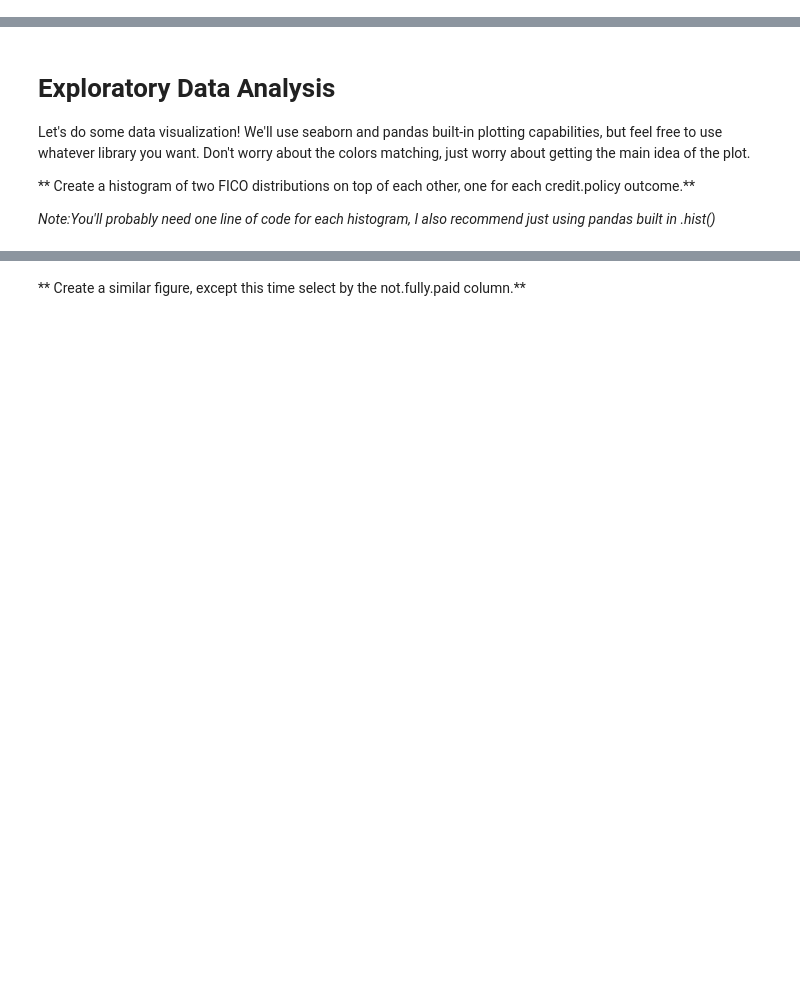
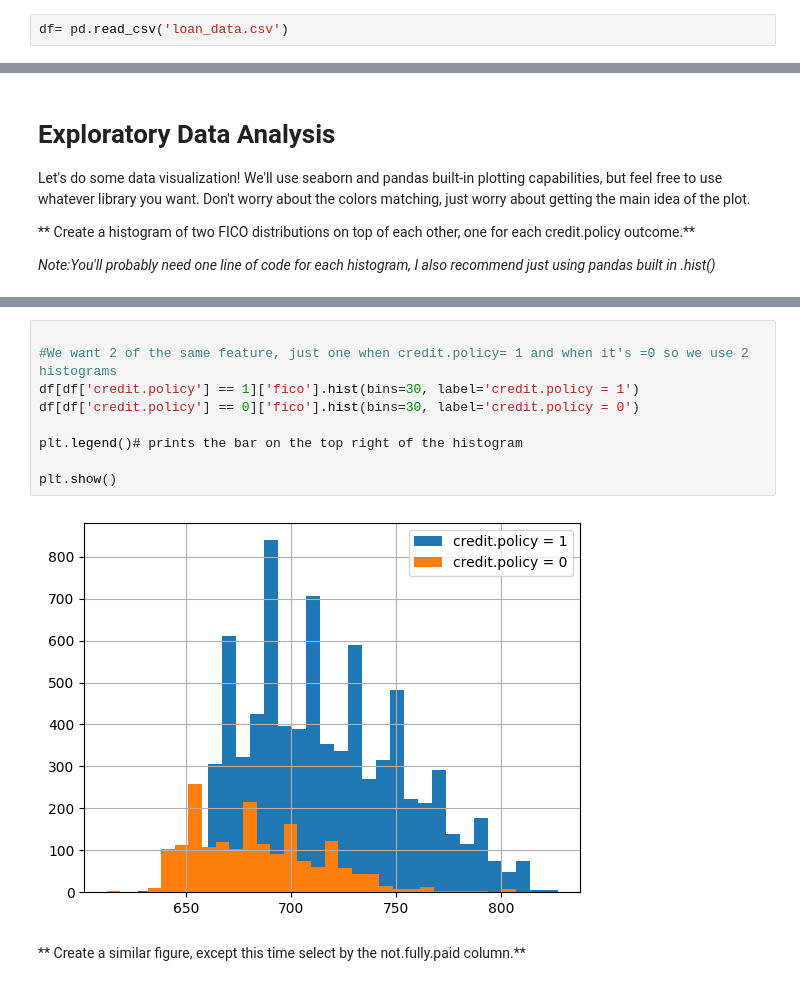
Before and after one commit to AbdulazizSGH/6MY01_ARTI308, a Jupyter notebook: lab-9.ipynb, the cells around one changed output, grey strips where cells are left out. Cells and saved outputs as stored; diff of their text form; blank space fills up the shorter version.

```diff
--- a/lab-9.ipynb
+++ b/lab-9.ipynb
@@ -36,6 +36,8 @@ import seaborn as sns
 ## Get the Data
 
 ** Use pandas to read loan_data.csv as a dataframe called loans.**
+# %%
+df= pd.read_csv('loan_data.csv')
 # %% [markdown]
 ** Check out the info(), head(), and describe() methods on loans.**
 # %%
@@ -93,2 +93,13 @@ Let's do some data visualization! We'll use seaborn and pandas built-in plotting
+# %%
+
+#We want 2 of the same feature, just one when credit.policy= 1 and when it's =0 so we use 2 histograms
+df[df['credit.policy'] == 1]['fico'].hist(bins=30, label='credit.policy = 1')
+df[df['credit.policy'] == 0]['fico'].hist(bins=30, label='credit.policy = 0')
+
+plt.legend()# prints the bar on the top right of the histogram
+
+plt.show()
+# %% [output]
+[figure, added]
 # %% [markdown]
 ** Create a similar figure, except this time select by the not.fully.paid column.**
```
Also changed, not shown: parts of 39 cells of this notebook.
